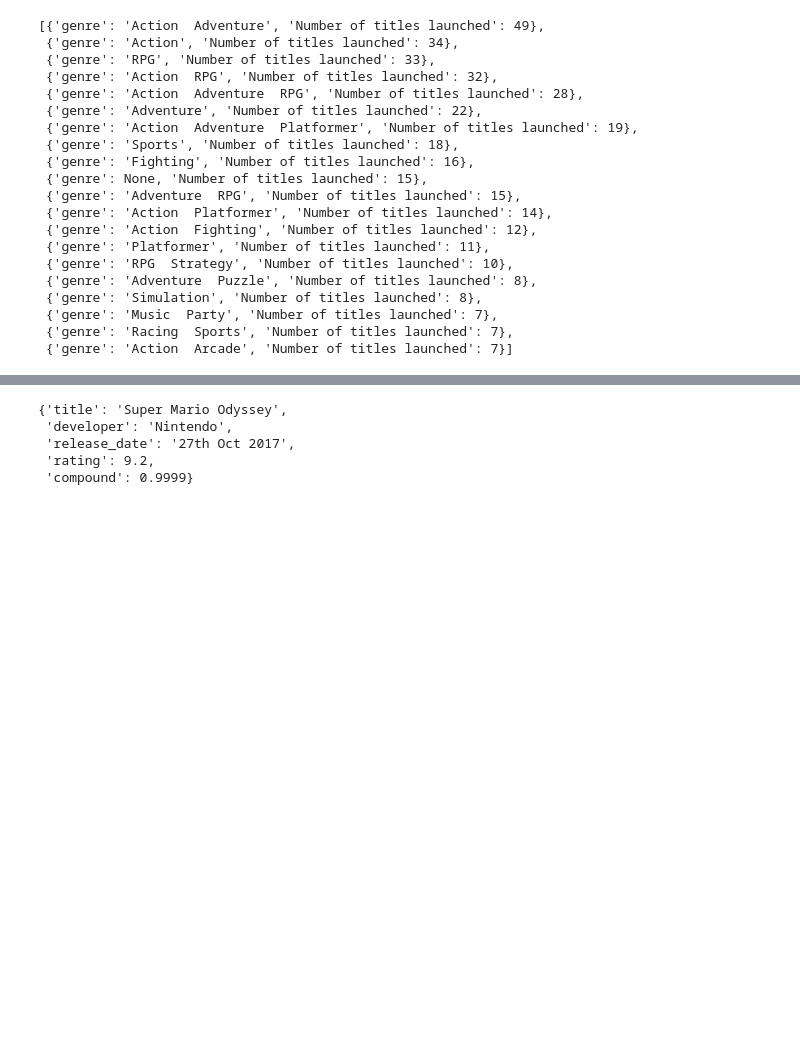
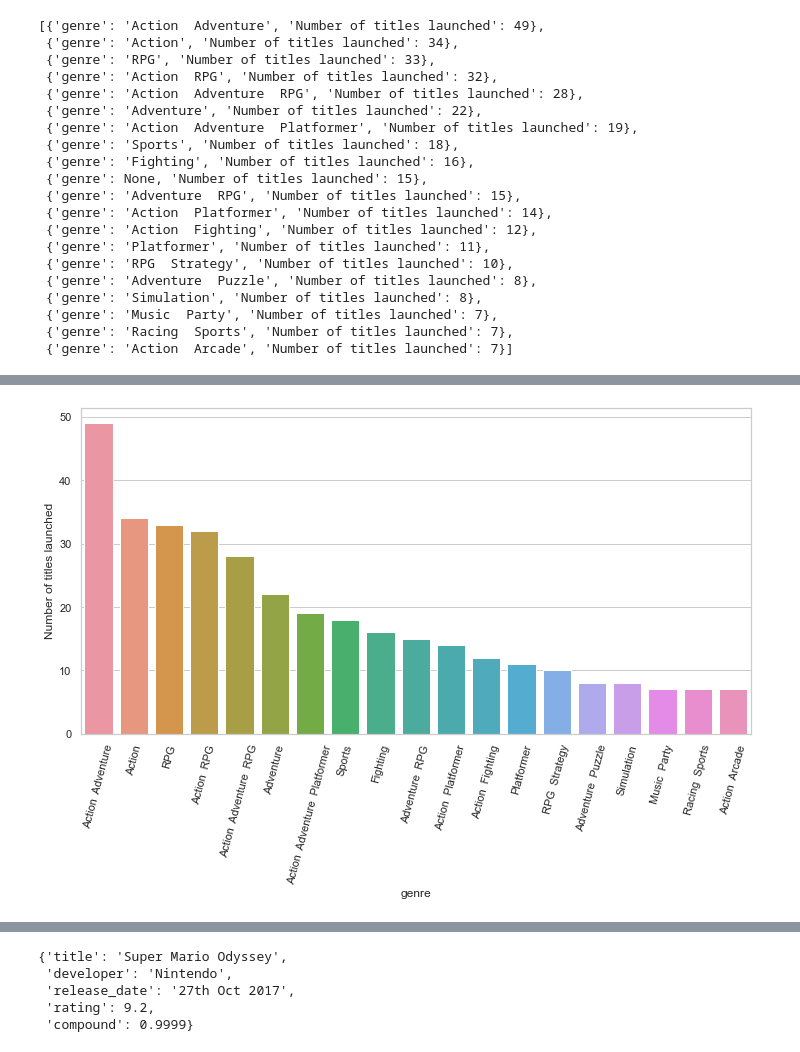
Before and after one commit to marcprz1992/Project-4-Ironhack, a Jupyter notebook: connecting_to_sql.ipynb, the cells around one changed output, grey strips where cells are left out. Saved outputs shown, nothing was run; the diff lists cells and outputs as text; code cells hidden in the pictures; blank space fills up the shorter version.

```diff
--- a/connecting_to_sql.ipynb
+++ b/connecting_to_sql.ipynb
@@ -149,3 +285,16 @@ get_count_titles_by_genre()
  {'genre': 'Music  Party', 'Number of titles launched': 7},
  {'genre': 'Racing  Sports', 'Number of titles launched': 7},
  {'genre': 'Action  Arcade', 'Number of titles launched': 7}]
+# %%
+# QUERY 6: Number of titles launched by genre limit 20 - PANDAS DATAFRAME
+def get_count_titles_by_genre():
+    query = f"""SELECT genre, count(title) as 'Number of titles launched'
+    FROM reviews
+    GROUP BY genre
+    ORDER BY count(title) DESC
+    LIMIT 20;"""
+    df = pd.read_sql_query(query, engine)
+    return df
+# %%
+df6 = get_count_titles_by_genre()
+df6[:5]
@@ -152,3 +308,10 @@ get_count_titles_by_genre()
+# %%
+# Plot of top 5 and number of titles
+
+sns.barplot(data=df6, x="genre", y="Number of titles launched")
+plt.xticks(rotation=75);
+# %% [output]
+[figure, added]
 # %%
 # QUERY 7: Number of titles launched by publisher
 def get_count_titles_by_publisher():
```
Also changed, not shown: parts of 38 cells of this notebook, 11 other files.
